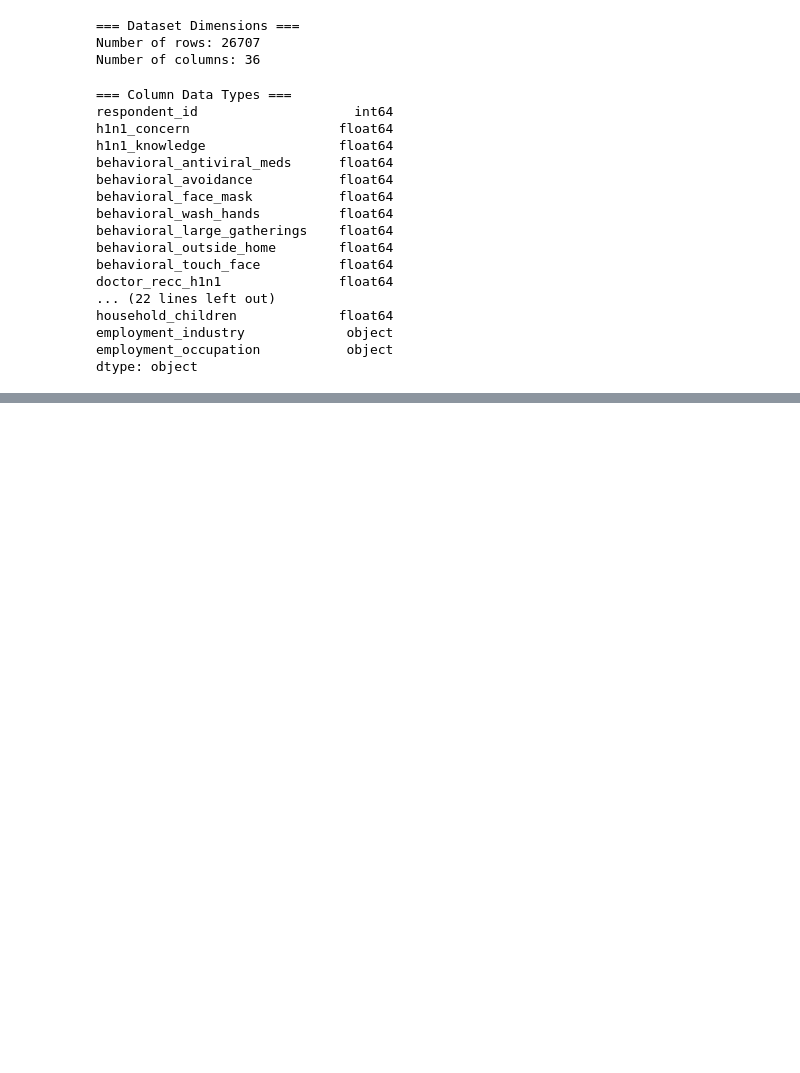
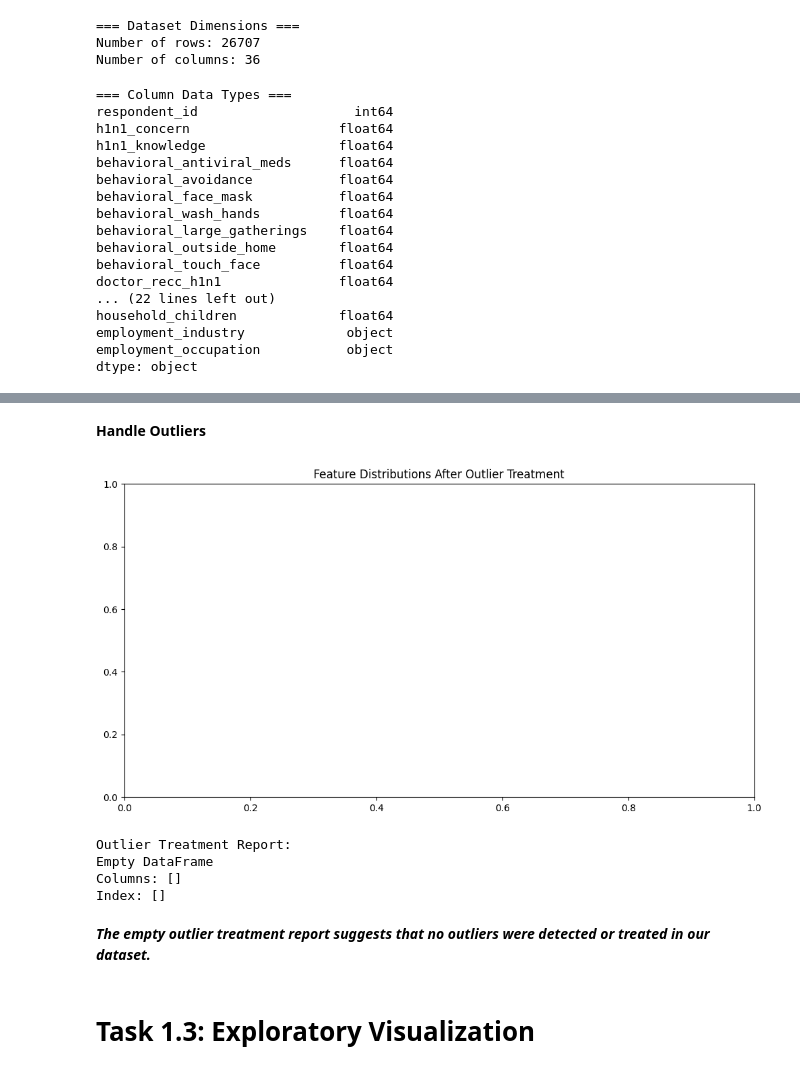
Before and after one commit to albert-raphael/alpha-group, a Jupyter notebook: Notebooks/flu shot.ipynb, the cells around one changed output, grey strips where cells are left out. Cells and saved outputs as stored; diff of their text form; code cells hidden in the pictures; blank space fills up the shorter version.

```diff
--- a/Notebooks/flu shot.ipynb
+++ b/Notebooks/flu shot.ipynb
@@ -40,0 +64,2 @@ df.head()
+# %%
+dataset_url = 'https://raw.githubusercontent.com/albert-raphael/alpha-group/refs/heads/main/Data/training_set_features.csv'
@@ -281,0 +383,2 @@ respondent_id                    NaN
+# %%
+dataset_url2 = 'https://github.com/albert-raphael/alpha-group/blob/main/Data/training_set_labels.csv'
@@ -281,0 +704,5 @@ respondent_id                    NaN
+# %%
+#Next Finding the categorical features present in the data¶
+
+str_cols = data.select_dtypes(include = 'object').columns
+data[str_cols].head()
@@ -281,0 +737,7 @@ respondent_id                    NaN
+# %%
+#Categorical Features are encoded using Label Encodings¶
+#P.S: Please consider trying out Mean Encodings, One Hot Encoding or Ordinal Encodings and notice the differences
+from sklearn.preprocessing import LabelEncoder,OrdinalEncoder
+LE = LabelEncoder()
+for col in str_cols:
+    data[col] = LE.fit_transform(data[col]) # Converts to int64
@@ -281,0 +764,60 @@ respondent_id                    NaN
+# %% [markdown]
+**Handle Outliers**
+# %%
+from scipy import stats
+
+def detect_and_treat_outliers(data, strategy='winsorize', threshold=3):
+    data_clean = data.copy()
+    numeric_cols = data.select_dtypes(include=['float64', 'int64']).columns
+
+    treatment_report = []
+
+    for col in numeric_cols:
+        # Detect outliers
+        z_scores = np.abs(stats.zscore(data_clean[col]))
+        outliers = np.where(z_scores > threshold)[0]
+
+        if len(outliers) > 0:
+            # Apply treatment
+            if strategy == 'winsorize':
+                data_clean[col] = stats.mstats.winsorize(data_clean[col], limits=[0.05, 0.05])
+                treatment = 'Winsorized (5%)'
+            elif strategy == 'remove':
+                data_clean = data_clean[z_scores <= threshold]
+                treatment = 'Removed'
+            elif strategy == 'cap':
+                upper = data_clean[col].quantile(0.95)
+                lower = data_clean[col].quantile(0.05)
+                data_clean[col] = np.where(data_clean[col] > upper, upper,
+                                          np.where(data_clean[col] < lower, lower, data_clean[col]))
+                treatment = 'Capped'
+
+            treatment_report.append({
+                'Feature': col,
+                'Outliers': len(outliers),
+                'Treatment': treatment,
+                'New Min': data_clean[col].min(),
+                'New Max': data_clean[col].max()
+            })
+
+    # Visualization
+    plt.figure(figsize=(12, 6))
+    sns.boxplot(data=data_clean[numeric_cols], orient='h')
+    plt.title("Feature Distributions After Outlier Treatment")
+    plt.show()
+
+    return data_clean, pd.DataFrame(treatment_report)
+
+data_outliers_treated, outlier_report = detect_and_treat_outliers(data_encoded)
+print("Outlier Treatment Report:")
+print(outlier_report)
+# %% [output]
+[figure, added]
+Outlier Treatment Report:
+Empty DataFrame
+Columns: []
+Index: []
+# %% [markdown]
+***The empty outlier treatment report suggests that no outliers were detected or treated in our dataset.***
+# %% [markdown]
+# Task 1.3: Exploratory Visualization
```
Also changed, not shown: parts of 119 cells of this notebook.
